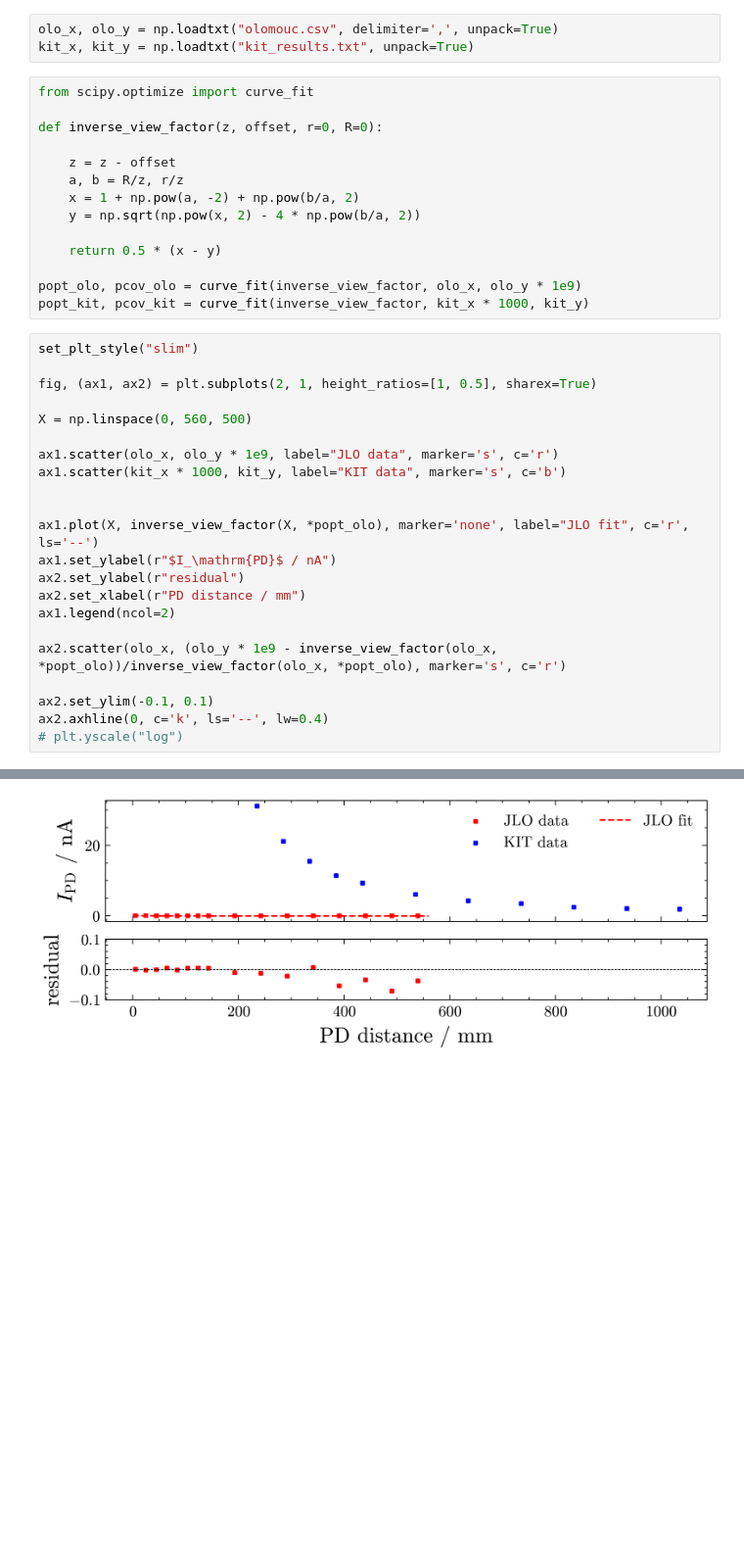
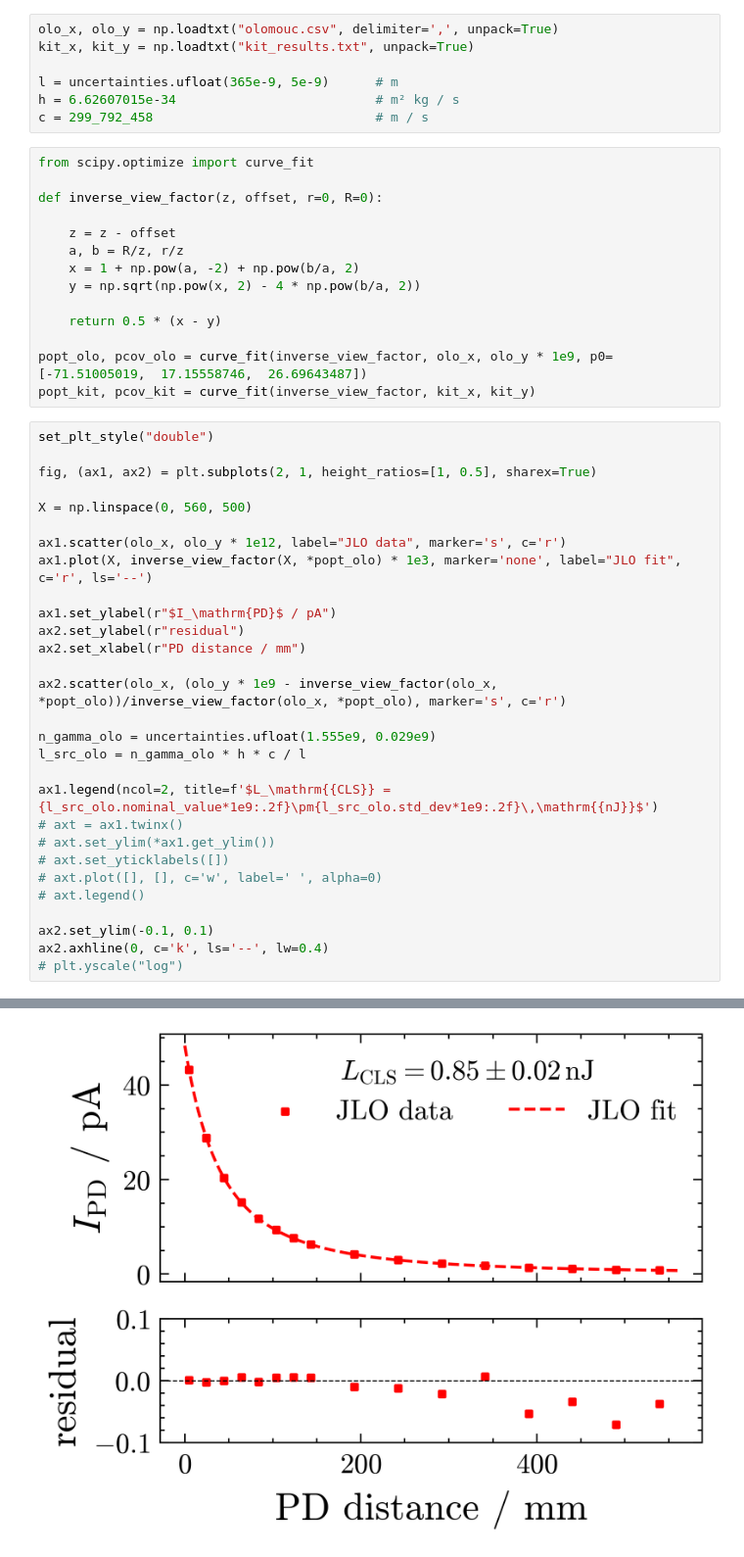
Before and after one commit to Quizznor/thesis-latex, a Jupyter notebook: scripts/plot_scripts/04-xy-chapter/abs_calib/plot.ipynb, the cells around one changed output, grey strips where cells are left out. Shown at 98% size. Saved outputs shown, nothing was run; the diff lists cells and outputs as text; blank space fills up the shorter version.

```diff
--- a/scripts/plot_scripts/04-xy-chapter/abs_calib/plot.ipynb
+++ b/scripts/plot_scripts/04-xy-chapter/abs_calib/plot.ipynb
@@ -22,6 +22,10 @@ from utils.plotting import *
 # %%
 olo_x, olo_y = np.loadtxt("olomouc.csv", delimiter=',', unpack=True)
 kit_x, kit_y = np.loadtxt("kit_results.txt", unpack=True)
+
+l = uncertainties.ufloat(365e-9, 5e-9)      # m
+h = 6.62607015e-34                          # m² kg / s
+c = 299_792_458                             # m / s
 # %%
 from scipy.optimize import curve_fit
 
@@ -34,26 +38,33 @@ def inverse_view_factor(z, offset, r=0, R=0):
 
     return 0.5 * (x - y)
 
-popt_olo, pcov_olo = curve_fit(inverse_view_factor, olo_x, olo_y * 1e9)
-popt_kit, pcov_kit = curve_fit(inverse_view_factor, kit_x * 1000, kit_y)
+popt_olo, pcov_olo = curve_fit(inverse_view_factor, olo_x, olo_y * 1e9, p0=[-71.51005019,  17.15558746,  26.69643487])
+popt_kit, pcov_kit = curve_fit(inverse_view_factor, kit_x, kit_y)
 # %%
-set_plt_style("slim")
+set_plt_style("double")
 
 fig, (ax1, ax2) = plt.subplots(2, 1, height_ratios=[1, 0.5], sharex=True)
 
 X = np.linspace(0, 560, 500)
 
-ax1.scatter(olo_x, olo_y * 1e9, label="JLO data", marker='s', c='r')
-ax1.scatter(kit_x * 1000, kit_y, label="KIT data", marker='s', c='b')
+ax1.scatter(olo_x, olo_y * 1e12, label="JLO data", marker='s', c='r')
+ax1.plot(X, inverse_view_factor(X, *popt_olo) * 1e3, marker='none', label="JLO fit", c='r', ls='--')
 
-
-ax1.plot(X, inverse_view_factor(X, *popt_olo), marker='none', label="JLO fit", c='r', ls='--')
-ax1.set_ylabel(r"$I_\mathrm{PD}$ / nA")
+ax1.set_ylabel(r"$I_\mathrm{PD}$ / pA")
 ax2.set_ylabel(r"residual")
 ax2.set_xlabel(r"PD distance / mm")
-ax1.legend(ncol=2)
 
 ax2.scatter(olo_x, (olo_y * 1e9 - inverse_view_factor(olo_x, *popt_olo))/inverse_view_factor(olo_x, *popt_olo), marker='s', c='r')
+
+n_gamma_olo = uncertainties.ufloat(1.555e9, 0.029e9)
+l_src_olo = n_gamma_olo * h * c / l
+
+ax1.legend(ncol=2, title=f'$L_\mathrm{{CLS}} = {l_src_olo.nominal_value*1e9:.2f}\pm{l_src_olo.std_dev*1e9:.2f}\,\mathrm{{nJ}}$')
+# axt = ax1.twinx()
+# axt.set_ylim(*ax1.get_ylim())
+# axt.set_yticklabels([])
+# axt.plot([], [], c='w', label=' ', alpha=0)
+# axt.legend()
 
 ax2.set_ylim(-0.1, 0.1)
 ax2.axhline(0, c='k', ls='--', lw=0.4)
@@ -67,2 +78,2 @@ ax2.axhline(0, c='k', ls='--', lw=0.4)
 <matplotlib.lines.Line2D at 0x...>
-[figure, old version]
+[figure, new version]
```
Also changed, not shown: parts of 6 cells of this notebook, 8 other files.
